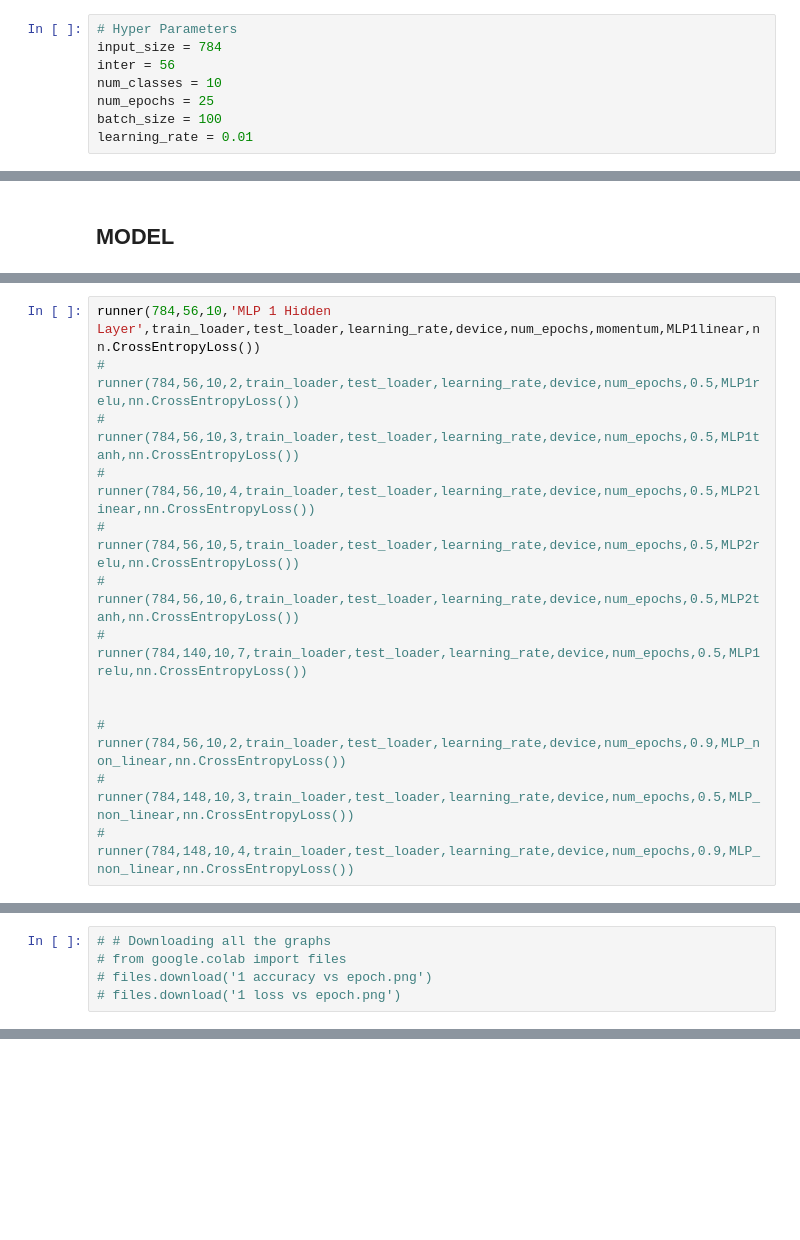
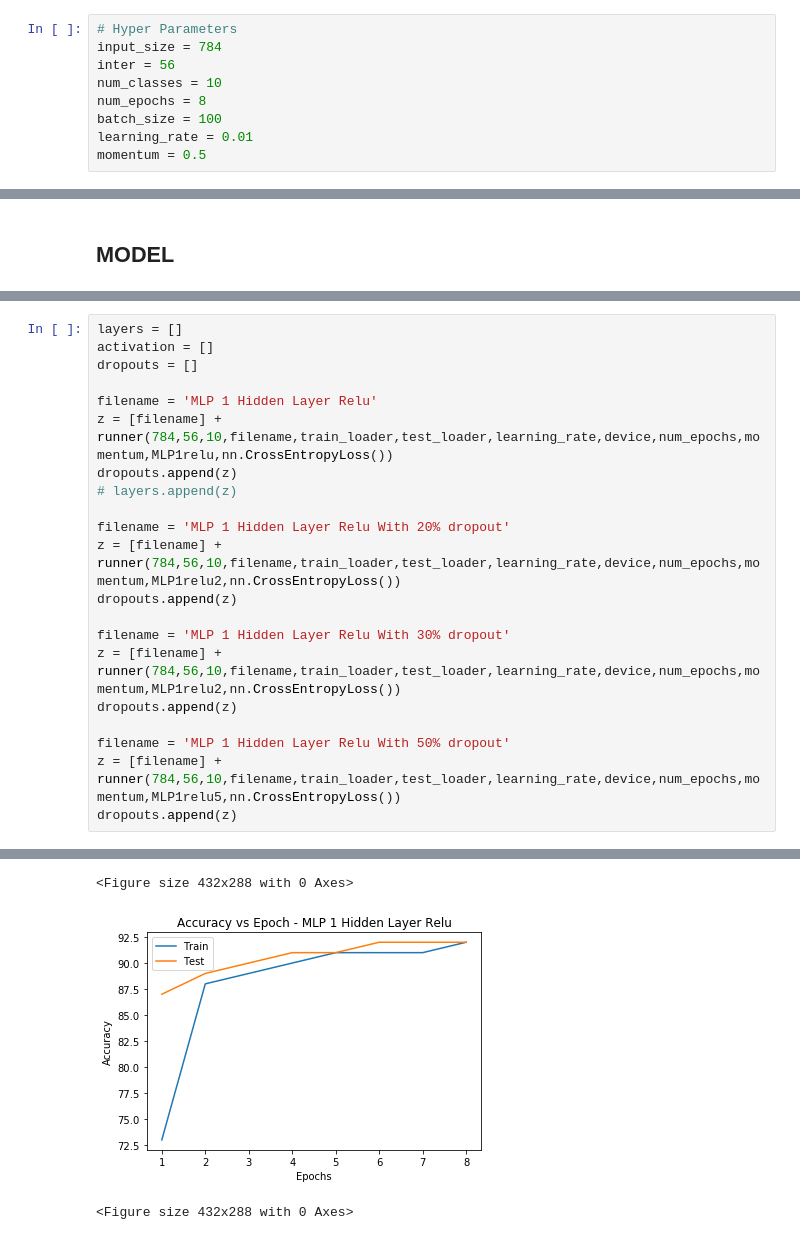
Before and after one commit to abhinavhinger12/CS574, a Jupyter notebook: mnist/MLP.ipynb, the cells around one changed output, grey strips where cells are left out. Saved outputs shown, nothing was run; the diff lists cells and outputs as text; blank space fills up the shorter version.

```diff
--- a/mnist/MLP.ipynb
+++ b/mnist/MLP.ipynb
@@ -12,9 +12,10 @@ from statistics import mean
 input_size = 784
 inter = 56
 num_classes = 10
-num_epochs = 25
+num_epochs = 8
 batch_size = 100
 learning_rate = 0.01
+momentum = 0.5
 # %%
 # MNIST Dataset (Images and Labels)
 train_dataset = dsets.MNIST(root='./files',
@@ -185,13 +239,0 @@ def runner(input_size, inter, num_classes, filename,train_loader, test_loader,le
-# %%
-runner(784,56,10,'MLP 1 Hidden Layer',train_loader,test_loader,learning_rate,device,num_epochs,momentum,MLP1linear,nn.CrossEntropyLoss())
-# runner(784,56,10,2,train_loader,test_loader,learning_rate,device,num_epochs,0.5,MLP1relu,nn.CrossEntropyLoss())
-# runner(784,56,10,3,train_loader,test_loader,learning_rate,device,num_epochs,0.5,MLP1tanh,nn.CrossEntropyLoss())
-# runner(784,56,10,4,train_loader,test_loader,learning_rate,device,num_epochs,0.5,MLP2linear,nn.CrossEntropyLoss())
-# runner(784,56,10,5,train_loader,test_loader,learning_rate,device,num_epochs,0.5,MLP2relu,nn.CrossEntropyLoss())
-# runner(784,56,10,6,train_loader,test_loader,learning_rate,device,num_epochs,0.5,MLP2tanh,nn.CrossEntropyLoss())
-# runner(784,140,10,7,train_loader,test_loader,learning_rate,device,num_epochs,0.5,MLP1relu,nn.CrossEntropyLoss())
-
-
-# runner(784,56,10,2,train_loader,test_loader,learning_rate,device,num_epochs,0.9,MLP_non_linear,nn.CrossEntropyLoss())
-# runner(784,148,10,3,train_loader,test_loader,learning_rate,device,num_epochs,0.5,MLP_non_linear,nn.CrossEntropyLoss())
-# runner(784,148,10,4,train_loader,test_loader,learning_rate,device,num_epochs,0.9,MLP_non_linear,nn.CrossEntropyLoss())
@@ -201,5 +240,22 @@ runner(784,56,10,'MLP 1 Hidden Layer',train_loader,test_loader,learning_rate,dev
-# %%
-# # Downloading all the graphs
-# from google.colab import files
-# files.download('1 accuracy vs epoch.png')
-# files.download('1 loss vs epoch.png')
+# %%
+layers = []
+activation = []
+dropouts = []
+
+filename = 'MLP 1 Hidden Layer Relu'
+z = [filename] + runner(784,56,10,filename,train_loader,test_loader,learning_rate,device,num_epochs,momentum,MLP1relu,nn.CrossEntropyLoss())
+dropouts.append(z)
+# layers.append(z)
+
+filename = 'MLP 1 Hidden Layer Relu With 20% dropout'
+z = [filename] + runner(784,56,10,filename,train_loader,test_loader,learning_rate,device,num_epochs,momentum,MLP1relu2,nn.CrossEntropyLoss())
+dropouts.append(z)
+
+filename = 'MLP 1 Hidden Layer Relu With 30% dropout'
+z = [filename] + runner(784,56,10,filename,train_loader,test_loader,learning_rate,device,num_epochs,momentum,MLP1relu2,nn.CrossEntropyLoss())
+dropouts.append(z)
+
+filename = 'MLP 1 Hidden Layer Relu With 50% dropout'
+z = [filename] + runner(784,56,10,filename,train_loader,test_loader,learning_rate,device,num_epochs,momentum,MLP1relu5,nn.CrossEntropyLoss())
+dropouts.append(z)
+# %% [output]
@@ -205,0 +278,3 @@ runner(784,56,10,'MLP 1 Hidden Layer',train_loader,test_loader,learning_rate,dev
+<Figure size 432x288 with 0 Axes>
+[figure, added]
+<Figure size 432x288 with 0 Axes>
```
Also changed, not shown: parts of 8 cells of this notebook.
